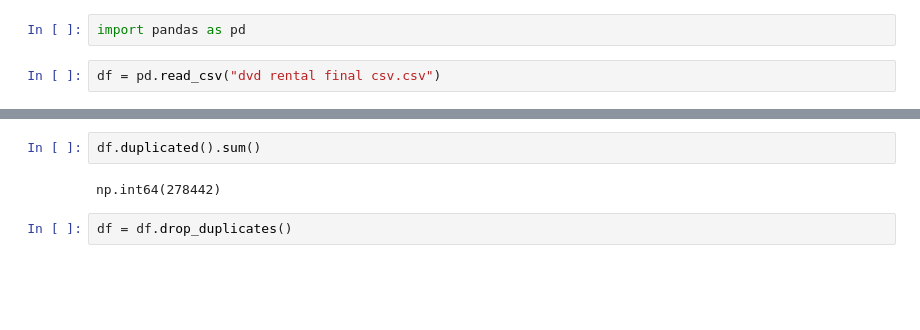
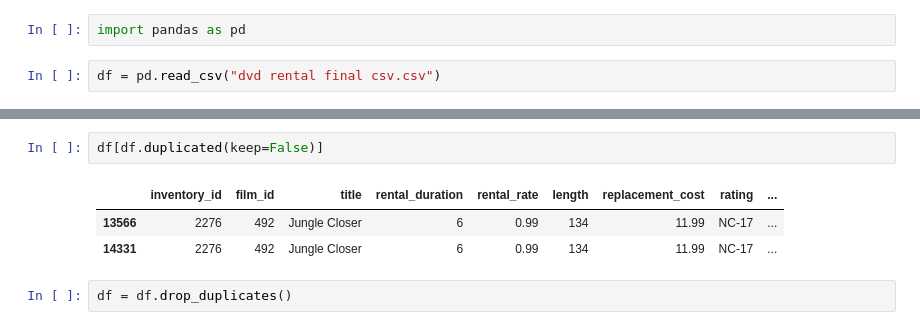
Before and after one commit to saromaddy/dvdrentaldeeplearning, a Jupyter notebook: dl.ipynb, the cells around one changed output, grey strips where cells are left out. Drawn from its saved outputs; the diff is of its cells as text; blank space fills up the shorter version.

```diff
--- a/dl.ipynb
+++ b/dl.ipynb
@@ -21,8 +29,10 @@ language           1
 dtype: int64
 # %%
-df.duplicated().sum()
+df[df.duplicated(keep=False)]
 # %% [output]
-np.int64(278442)
+|  | inventory_id | film_id | title | rental_duration | rental_rate | length | replacement_cost | rating | ... |
+| 13566 | 2276 | 492 | Jungle Closer | 6 | 0.99 | 134 | 11.99 | NC-17 | ... |
+| 14331 | 2276 | 492 | Jungle Closer | 6 | 0.99 | 134 | 11.99 | NC-17 | ... |
 # %%
 df = df.drop_duplicates()
 # %%
```
Also changed, not shown: parts of 16 cells of this notebook.
